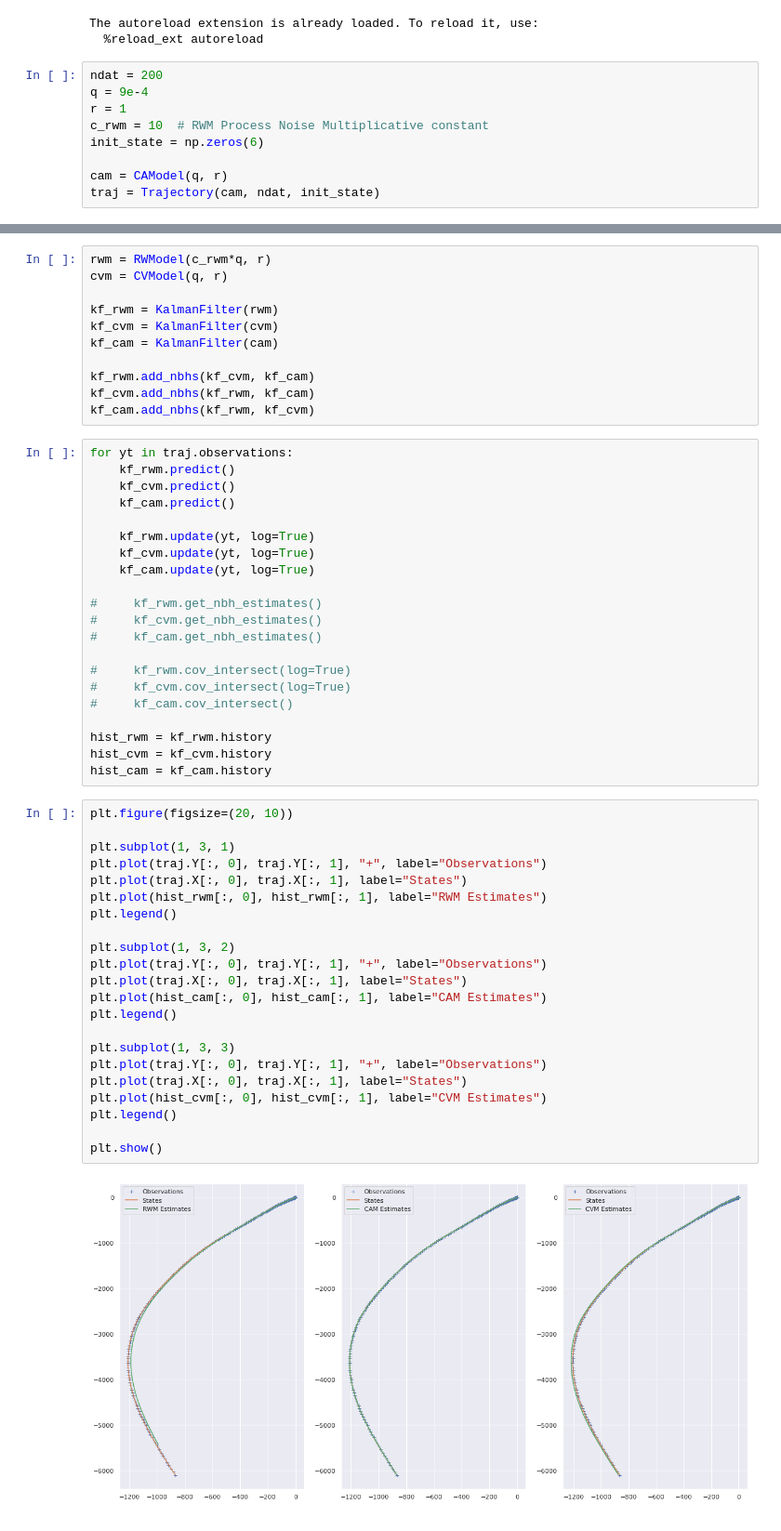
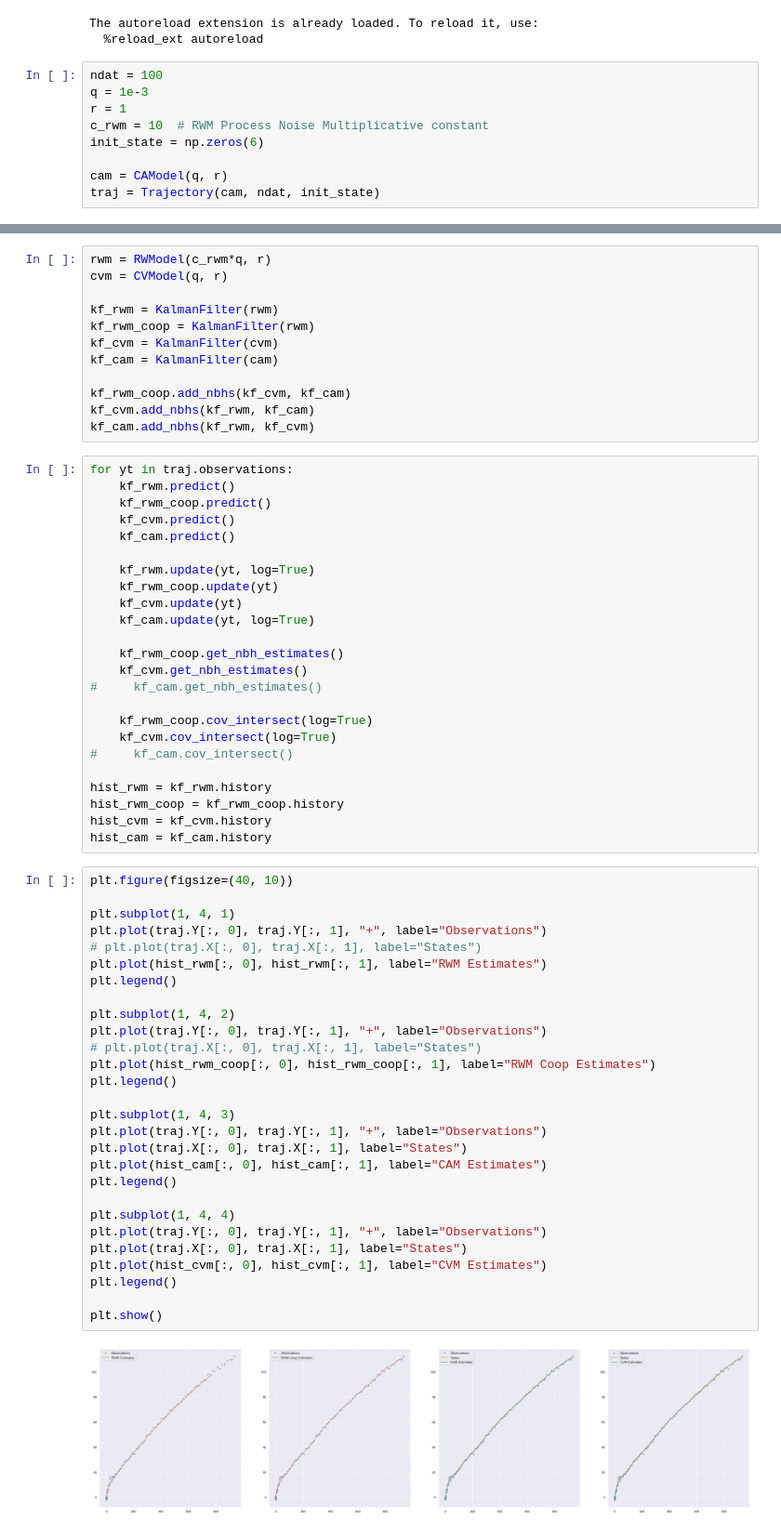
Before and after one commit to maiquang/maithanh-thesis-src, a Jupyter notebook: maithanh_kf3.ipynb, the cells around one changed output, grey strips where cells are left out. Shown: that part at 93% size. Cells and saved outputs as stored; diff of their text form.

```diff
--- a/maithanh_kf3.ipynb
+++ b/maithanh_kf3.ipynb
@@ -17,8 +17,8 @@ sns.set()
 The autoreload extension is already loaded. To reload it, use:
   %reload_ext autoreload
 # %%
-ndat = 200
-q = 9e-4
+ndat = 100
+q = 1e-3
 r = 1
 c_rwm = 10  # RWM Process Noise Multiplicative constant
 init_state = np.zeros(6)
@@ -40,56 +45,66 @@ rwm = RWModel(c_rwm*q, r)
 cvm = CVModel(q, r)
 
 kf_rwm = KalmanFilter(rwm)
+kf_rwm_coop = KalmanFilter(rwm)
 kf_cvm = KalmanFilter(cvm)
 kf_cam = KalmanFilter(cam)
 
-kf_rwm.add_nbhs(kf_cvm, kf_cam)
+kf_rwm_coop.add_nbhs(kf_cvm, kf_cam)
 kf_cvm.add_nbhs(kf_rwm, kf_cam)
 kf_cam.add_nbhs(kf_rwm, kf_cvm)
 # %%
 for yt in traj.observations:
     kf_rwm.predict()
+    kf_rwm_coop.predict()
     kf_cvm.predict()
     kf_cam.predict()
 
     kf_rwm.update(yt, log=True)
-    kf_cvm.update(yt, log=True)
+    kf_rwm_coop.update(yt)
+    kf_cvm.update(yt)
     kf_cam.update(yt, log=True)
 
-#     kf_rwm.get_nbh_estimates()
-#     kf_cvm.get_nbh_estimates()
+    kf_rwm_coop.get_nbh_estimates()
+    kf_cvm.get_nbh_estimates()
 #     kf_cam.get_nbh_estimates()
 
-#     kf_rwm.cov_intersect(log=True)
-#     kf_cvm.cov_intersect(log=True)
+    kf_rwm_coop.cov_intersect(log=True)
+    kf_cvm.cov_intersect(log=True)
 #     kf_cam.cov_intersect()
 
 hist_rwm = kf_rwm.history
+hist_rwm_coop = kf_rwm_coop.history
 hist_cvm = kf_cvm.history
 hist_cam = kf_cam.history
 # %%
-plt.figure(figsize=(20, 10))
+plt.figure(figsize=(40, 10))
 
-plt.subplot(1, 3, 1)
+plt.subplot(1, 4, 1)
 plt.plot(traj.Y[:, 0], traj.Y[:, 1], "+", label="Observations")
-plt.plot(traj.X[:, 0], traj.X[:, 1], label="States")
+# plt.plot(traj.X[:, 0], traj.X[:, 1], label="States")
 plt.plot(hist_rwm[:, 0], hist_rwm[:, 1], label="RWM Estimates")
 plt.legend()
 
-plt.subplot(1, 3, 2)
+plt.subplot(1, 4, 2)
+plt.plot(traj.Y[:, 0], traj.Y[:, 1], "+", label="Observations")
+# plt.plot(traj.X[:, 0], traj.X[:, 1], label="States")
+plt.plot(hist_rwm_coop[:, 0], hist_rwm_coop[:, 1], label="RWM Coop Estimates")
+plt.legend()
+
+plt.subplot(1, 4, 3)
 plt.plot(traj.Y[:, 0], traj.Y[:, 1], "+", label="Observations")
 plt.plot(traj.X[:, 0], traj.X[:, 1], label="States")
 plt.plot(hist_cam[:, 0], hist_cam[:, 1], label="CAM Estimates")
 plt.legend()
 
-plt.subplot(1, 3, 3)
+plt.subplot(1, 4, 4)
 plt.plot(traj.Y[:, 0], traj.Y[:, 1], "+", label="Observations")
 plt.plot(traj.X[:, 0], traj.X[:, 1], label="States")
 plt.plot(hist_cvm[:, 0], hist_cvm[:, 1], label="CVM Estimates")
 plt.legend()
 
 plt.show()
 # %% [output]
-[figure, old version]
+[figure, new version]
 # %%
 rmse_rwm = rmse(traj.X[:, :2], hist_rwm[:, :2], ndat)
```
Also changed, not shown: parts of 4 cells of this notebook, 2 other files.
